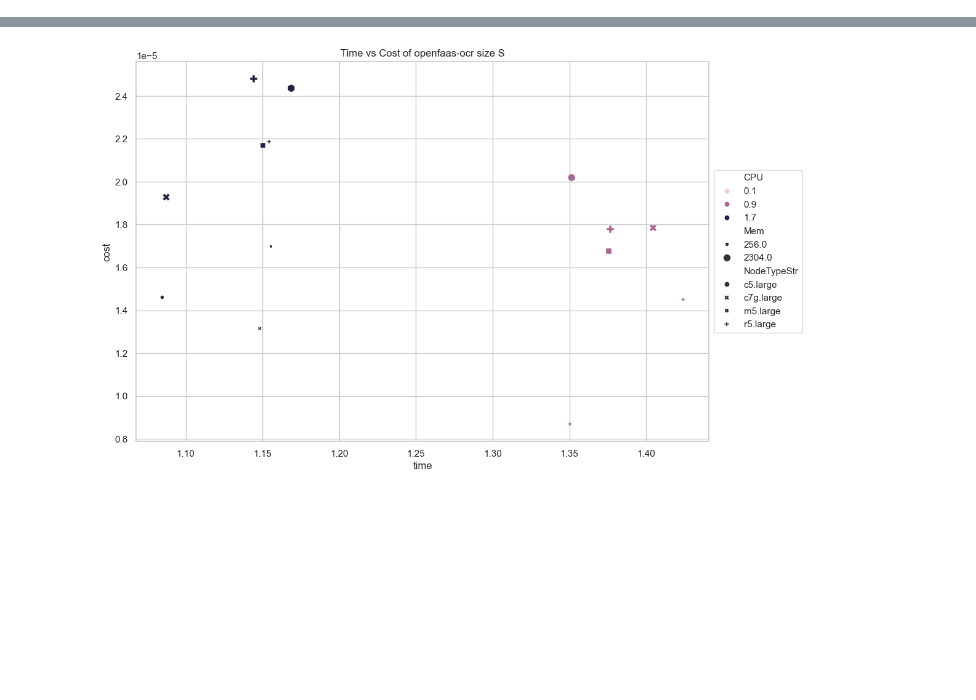
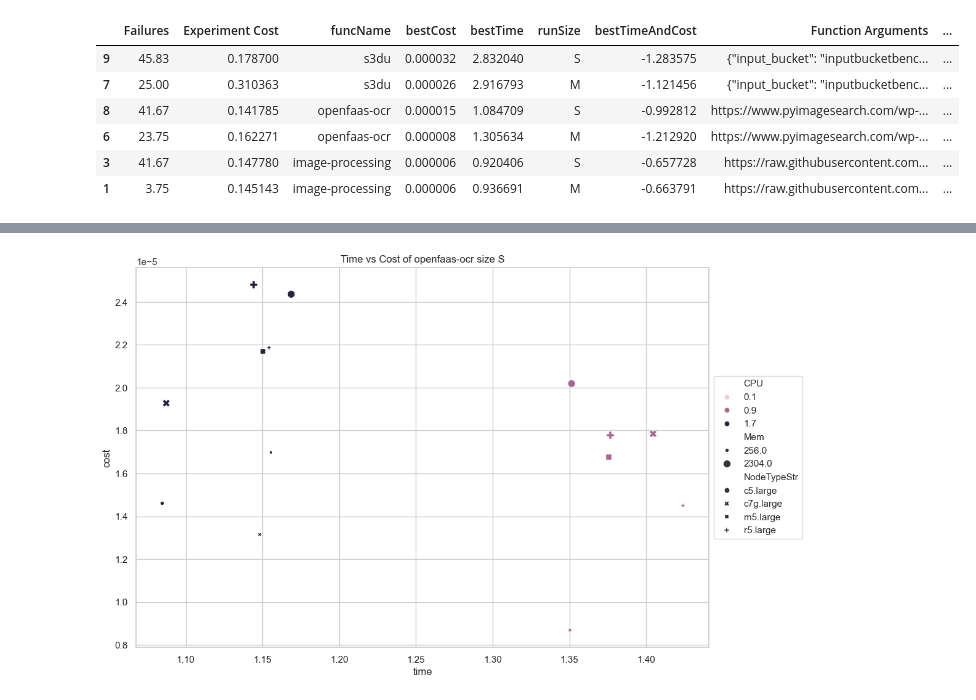
Before and after one commit to ckeenan34/FaaSterConfig, a Jupyter notebook: notebooks/AnalyzeResults.ipynb, the cells around one changed output, grey strips where cells are left out. Drawn from its saved outputs; the diff is of its cells as text; code cells hidden in the pictures; blank space fills up the shorter version.

```diff
--- a/notebooks/AnalyzeResults.ipynb
+++ b/notebooks/AnalyzeResults.ipynb
@@ -114,0 +166,13 @@ exps
+# %%
+others = df[df['funcName'] != 'matmul2'].sort_values(by=['funcName','runSize'], ascending=False)
+# matmuldf['short_func_args'] = matmuldf['Function Arguments'].apply(lambda x: f"{int(int(x) / 1000)}k" if int(x) >= 1000 else str(x))
+others['function'] = others['funcName']
+others
+# %% [output]
+|  | Failures | Experiment Cost | funcName | bestCost | bestTime | runSize | bestTimeAndCost | Function Arguments | ... |
+| 9 | 45.83 | 0.178700 | s3du | 0.000032 | 2.832040 | S | -1.283575 | {"input_bucket": "inputbucketbenc... | ... |
+| 7 | 25.00 | 0.310363 | s3du | 0.000026 | 2.916793 | M | -1.121456 | {"input_bucket": "inputbucketbenc... | ... |
+| 8 | 41.67 | 0.141785 | openfaas-ocr | 0.000015 | 1.084709 | S | -0.992812 | https://www.pyimagesearch.com/wp-... | ... |
+| 6 | 23.75 | 0.162271 | openfaas-ocr | 0.000008 | 1.305634 | M | -1.212920 | https://www.pyimagesearch.com/wp-... | ... |
+| 3 | 41.67 | 0.147780 | image-processing | 0.000006 | 0.920406 | S | -0.657728 | https://raw.githubusercontent.com... | ... |
+| 1 | 3.75 | 0.145143 | image-processing | 0.000006 | 0.936691 | M | -0.663791 | https://raw.githubusercontent.com... | ... |
```
Also changed, not shown: parts of 20 cells of this notebook, 4 other files.
